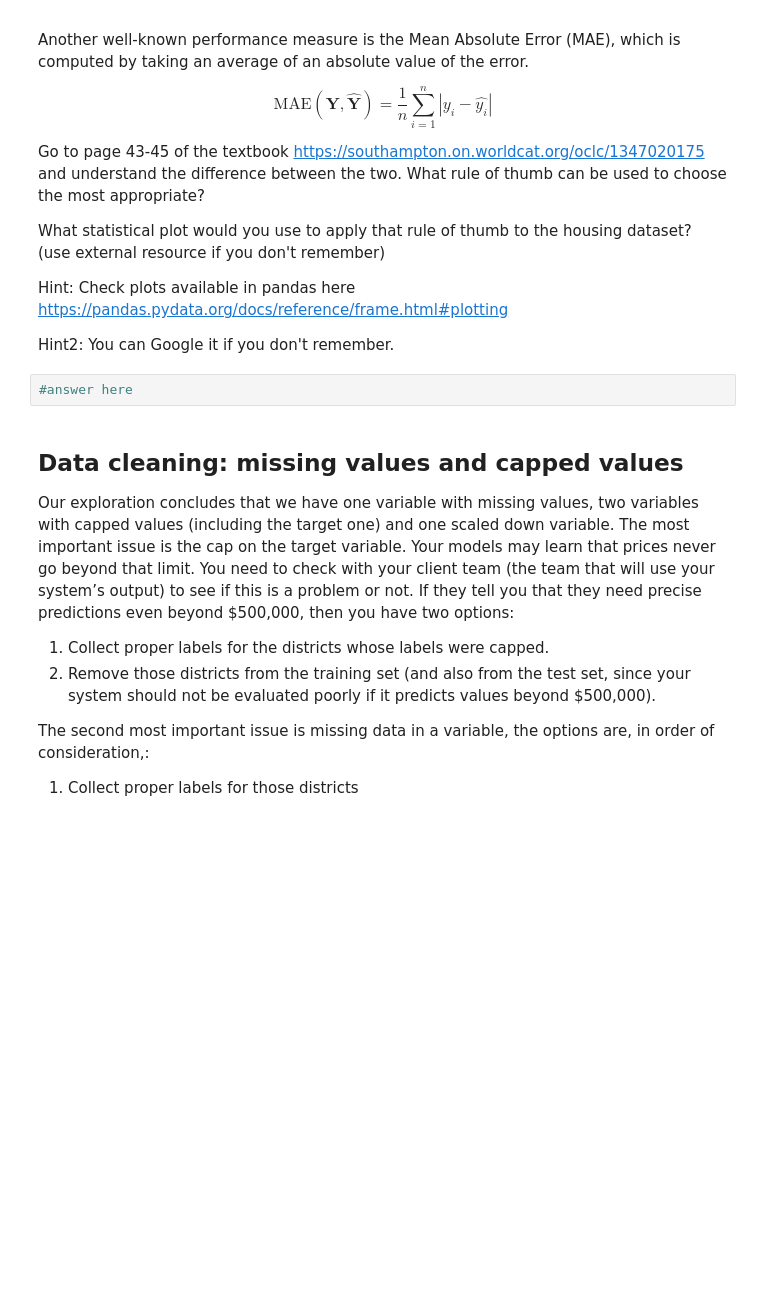
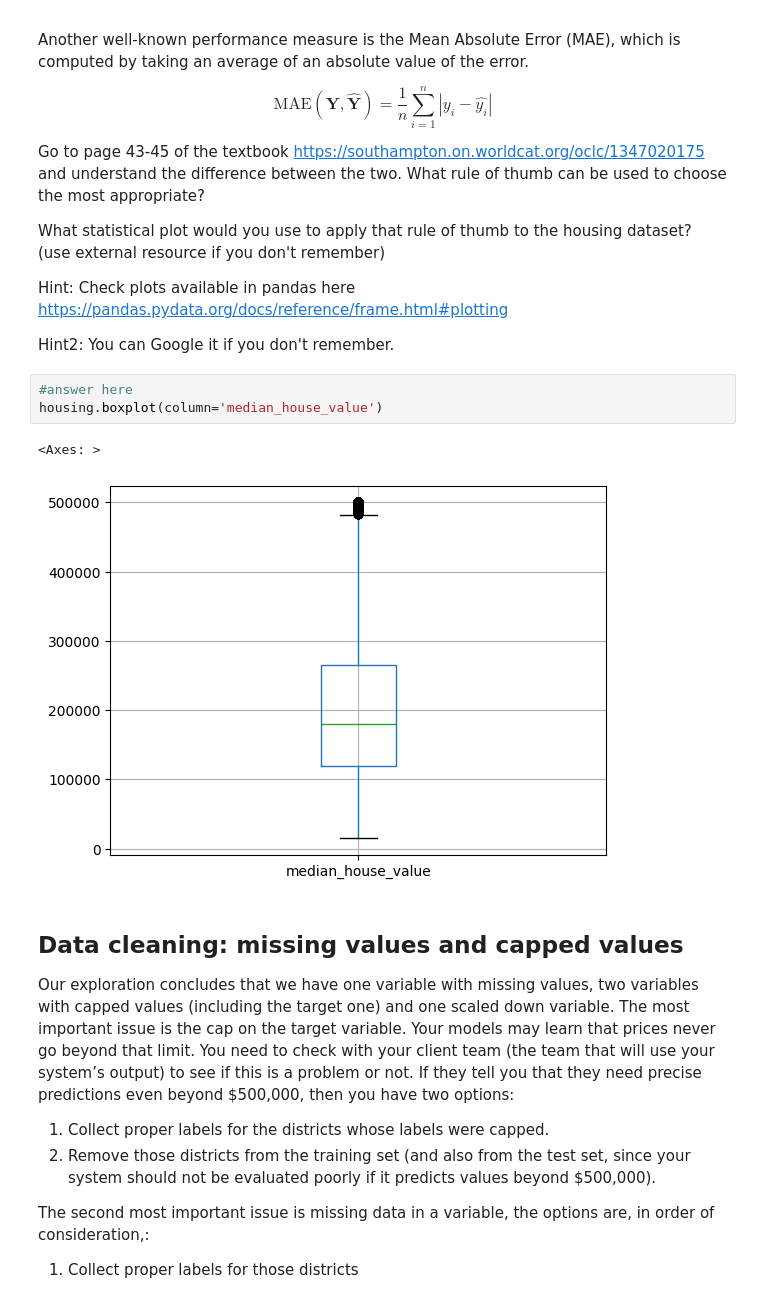
Before and after one commit to tee1g21/Machine-Learning-Labs, a Jupyter notebook: Lab2/lab1_spec (1).ipynb, the cells around one changed output. Saved outputs shown, nothing was run; the diff lists cells and outputs as text; blank space fills up the shorter version.

```diff
--- a/Lab2/lab1_spec (1).ipynb
+++ b/Lab2/lab1_spec (1).ipynb
@@ -199,6 +263,10 @@ Hint: Check plots available in pandas here https://pandas.pydata.org/docs/refere
 Hint2: You can Google it if you don't remember.
 # %%
 #answer here
+housing.boxplot(column='median_house_value')
+# %% [output]
+<Axes: >
+[figure, added]
 # %% [markdown]
 ## Data cleaning: missing values and capped values
 
```
Also changed, not shown: parts of 21 cells of this notebook, 2 other files.
